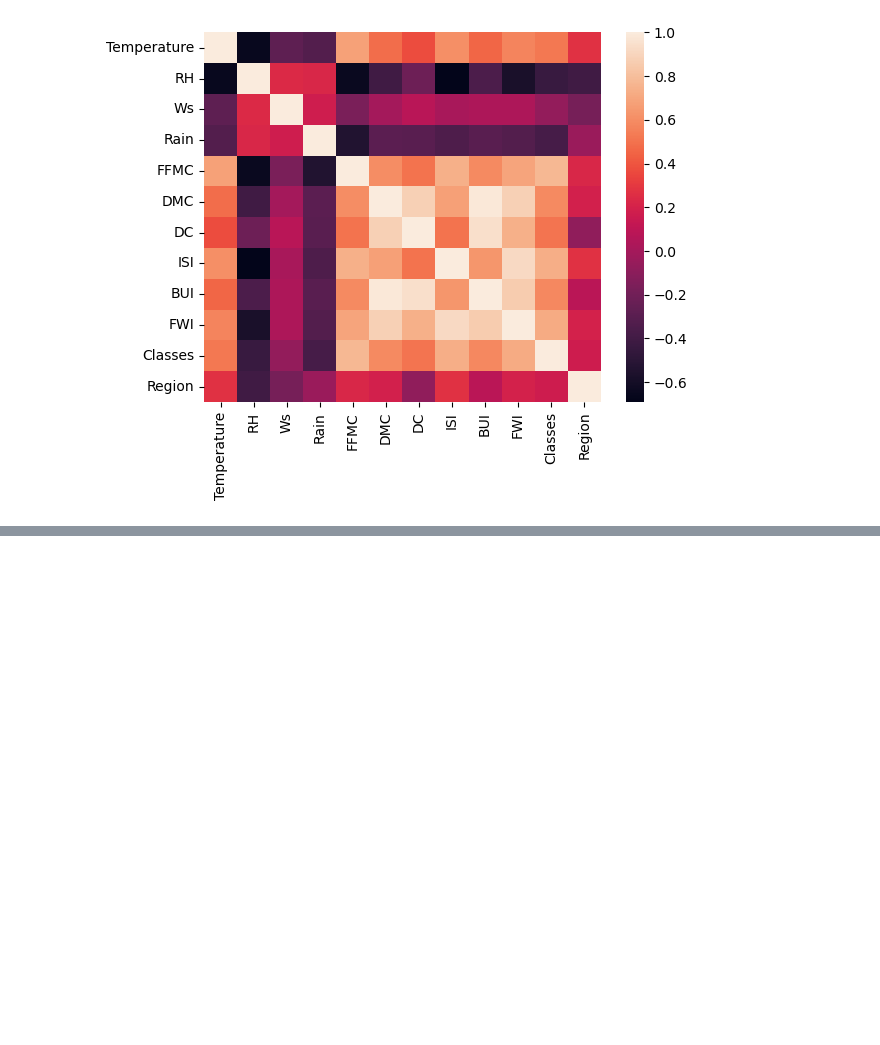
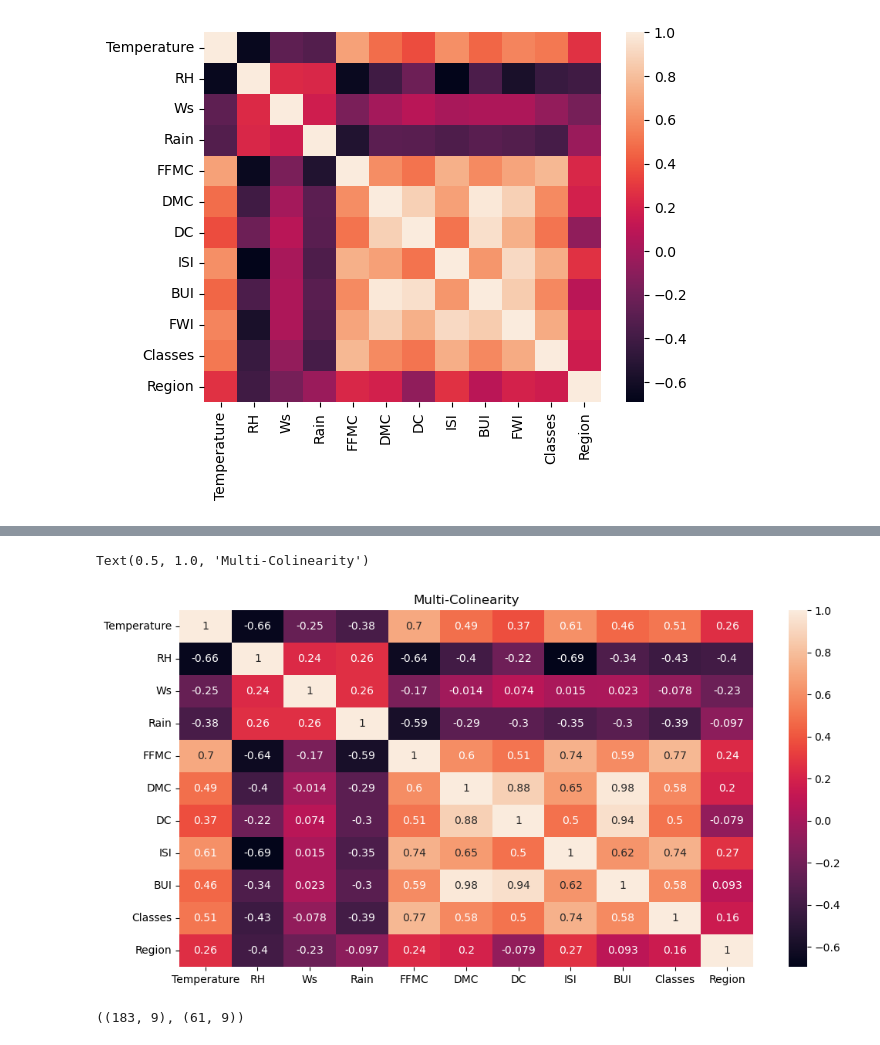
Before and after one commit to awais4212/Data-Science-Basics, a Jupyter notebook: Machine Learning/algerian_forest.ipynb, the cells around one changed output, grey strips where cells are left out. Saved outputs shown, nothing was run; the diff lists cells and outputs as text; code cells hidden in the pictures; blank space fills up the shorter version.

```diff
--- a/Machine Learning/algerian_forest.ipynb
+++ b/Machine Learning/algerian_forest.ipynb
@@ -228,0 +242,6 @@ Text(0.5, 0, 'Months')
+# %%
+df=pd.read_csv('data/raw/Algerian_forest_fires_dataset_Cleaned.csv')
+# %%
+### Independent & Dependent Features
+X= df.drop('FWI',axis=1)
+y=df['FWI']
@@ -228,0 +252,3 @@ Text(0.5, 0, 'Months')
+# %%
+from sklearn.model_selection import train_test_split
+X_train,X_test,y_train,y_test=train_test_split(X,y,test_size=0.25,random_state=42)
@@ -228,0 +287,11 @@ Text(0.5, 0, 'Months')
+# %%
+### Check For multi-Colinearity
+plt.figure(figsize=(12,6))
+corr=X_train.corr()
+sns.heatmap(corr,annot=True)
+plt.xticks(rotation=360)
+plt.xticks(fontsize=10)
+plt.title('Multi-Colinearity')
+# %% [output]
+Text(0.5, 1.0, 'Multi-Colinearity')
+[figure, added]
@@ -228,0 +314,4 @@ Text(0.5, 0, 'Months')
+# %%
+X_train.shape,X_test.shape
+# %% [output]
+((183, 9), (61, 9))
```
Also changed, not shown: parts of 50 cells of this notebook, 7 other files.
